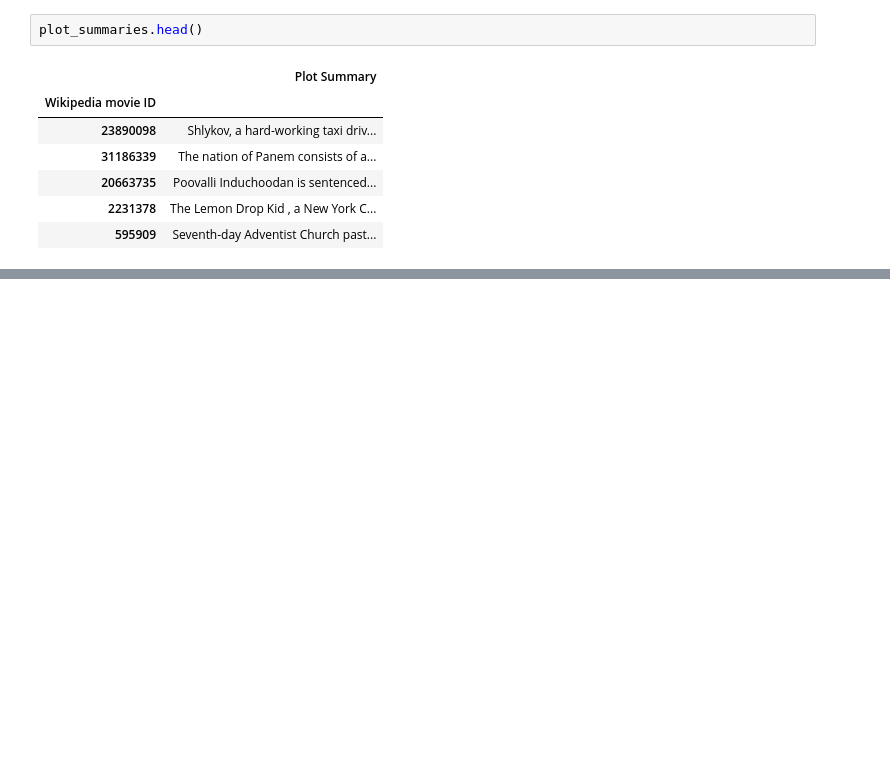
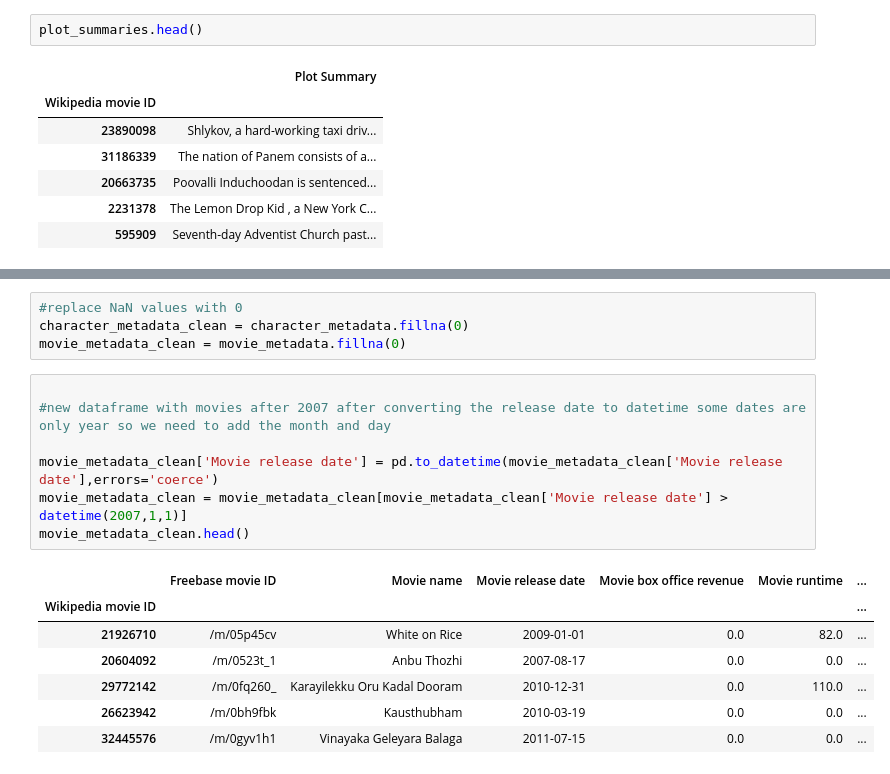
Before and after one commit to epfl-ada/ada-2022-project-cyga, a Jupyter notebook: preprocessing.ipynb, the cells around one changed output, grey strips where cells are left out. Drawn from its saved outputs; the diff is of its cells as text; blank space fills up the shorter version.

```diff
--- a/preprocessing.ipynb
+++ b/preprocessing.ipynb
@@ -121,0 +81,19 @@ plt.show()
+# %%
+#replace NaN values with 0
+character_metadata_clean = character_metadata.fillna(0)
+movie_metadata_clean = movie_metadata.fillna(0)
+# %%
+
+#new dataframe with movies after 2007 after converting the release date to datetime some dates are only year so we need to add the month and day
+
+movie_metadata_clean['Movie release date'] = pd.to_datetime(movie_metadata_clean['Movie release date'],errors='coerce')
+movie_metadata_clean = movie_metadata_clean[movie_metadata_clean['Movie release date'] > datetime(2007,1,1)]
+movie_metadata_clean.head()
+# %% [output]
+|  | Freebase movie ID | Movie name | Movie release date | Movie box office revenue | Movie runtime | ... |
+| Wikipedia movie ID |  |  |  |  |  | ... |
+| 21926710 | /m/05p45cv | White on Rice | 2009-01-01 | 0.0 | 82.0 | ... |
+| 20604092 | /m/0523t_1 | Anbu Thozhi | 2007-08-17 | 0.0 | 0.0 | ... |
+| 29772142 | /m/0fq260_ | Karayilekku Oru Kadal Dooram | 2010-12-31 | 0.0 | 110.0 | ... |
+| 26623942 | /m/0bh9fbk | Kausthubham | 2010-03-19 | 0.0 | 0.0 | ... |
+| 32445576 | /m/0gyv1h1 | Vinayaka Geleyara Balaga | 2011-07-15 | 0.0 | 0.0 | ... |
```
Also changed, not shown: parts of 10 cells of this notebook.
